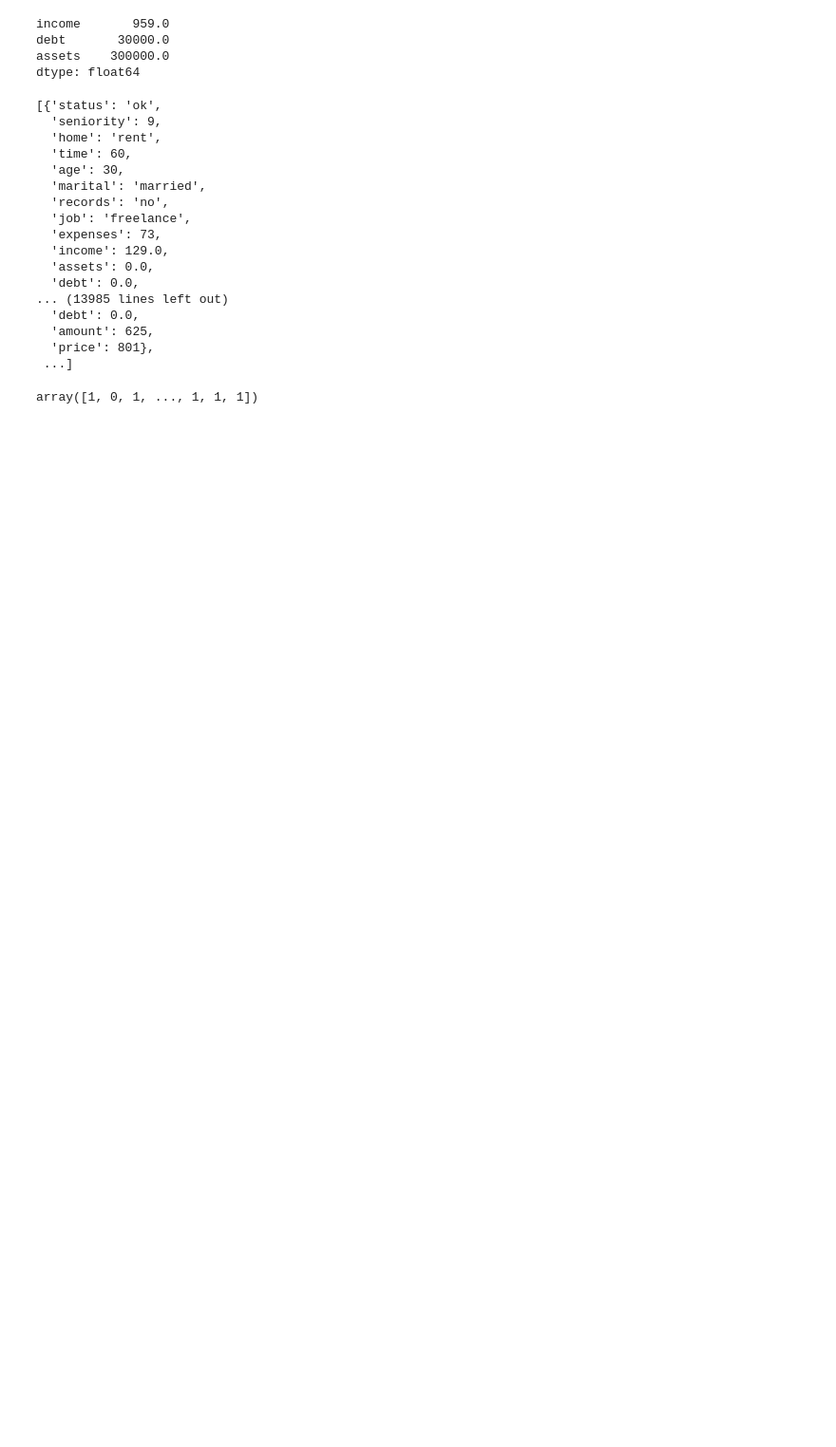
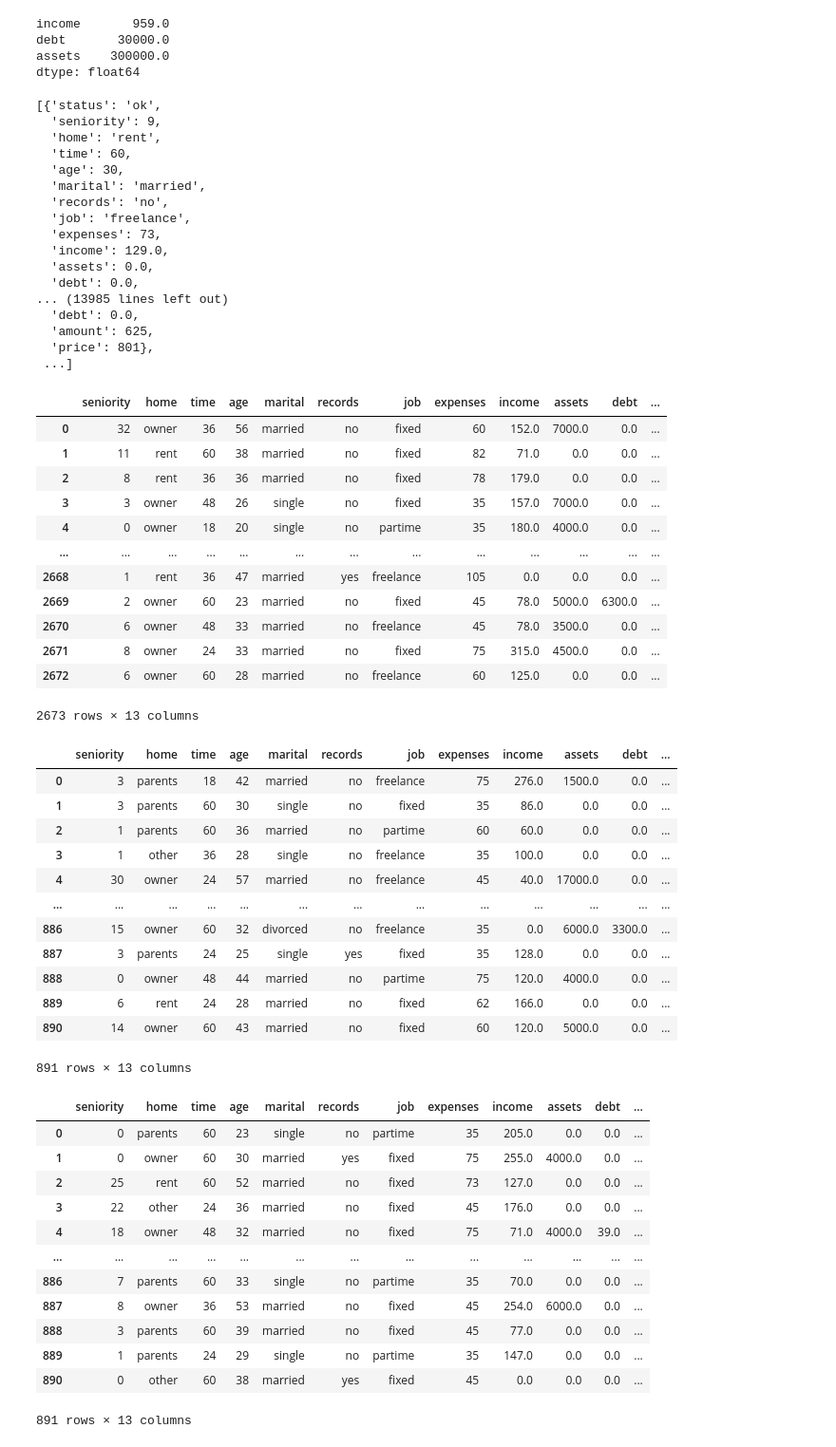
Before and after one commit to Benjamin-Ojo/ml_zoomcamp_code, a Jupyter notebook: chapter 6 - decision_tree/decision_tree-credit_score.ipynb, the cells around one changed output. Shown at 95% size. Saved outputs shown, nothing was run; the diff lists cells and outputs as text; code cells hidden in the pictures; blank space fills up the shorter version.

```diff
--- a/chapter 6 - decision_tree/decision_tree-credit_score.ipynb
+++ b/chapter 6 - decision_tree/decision_tree-credit_score.ipynb
@@ -193,27 +200,68 @@ credit_dict
 # %%
 # Splitting dataset.
 # Full_Train & Test Dataset.
 credit_train_full, credit_test = train_test_split(credit_score, test_size= 0.2, random_state = 10)
 
 # Train & Validation Dataset.
 credit_train, credit_val = train_test_split(credit_train_full, test_size = 0.25, random_state = 10)
 
 # Reset index values.
 credit_train_full = credit_train_full.reset_index(drop=True)
 credit_test = credit_test.reset_index(drop = True)
 credit_train = credit_train.reset_index(drop = True)
 credit_val = credit_val.reset_index(drop = True)
 
 # Extract Dependent feature.
 y_train = (credit_train['status']== 'ok').astype(int).values
 y_test = (credit_test['status'] == 'ok').astype(int).values
 y_val = (credit_val['status'] == 'ok').astype(int).values
 
 # Delete dependent columns from dataset.
 del credit_train['status']
 del credit_test['status']
 del credit_val['status']
 
-# Shw
+# Show all dataset.
+display(credit_train)
+display(credit_test)
+display(credit_val)
 # %% [output]
+|  | seniority | home | time | age | marital | records | job | expenses | income | assets | debt | ... |
+| 0 | 32 | owner | 36 | 56 | married | no | fixed | 60 | 152.0 | 7000.0 | 0.0 | ... |
+| 1 | 11 | rent | 60 | 38 | married | no | fixed | 82 | 71.0 | 0.0 | 0.0 | ... |
+| 2 | 8 | rent | 36 | 36 | married | no | fixed | 78 | 179.0 | 0.0 | 0.0 | ... |
+| 3 | 3 | owner | 48 | 26 | single | no | fixed | 35 | 157.0 | 7000.0 | 0.0 | ... |
+| 4 | 0 | owner | 18 | 20 | single | no | partime | 35 | 180.0 | 4000.0 | 0.0 | ... |
+| ... | ... | ... | ... | ... | ... | ... | ... | ... | ... | ... | ... | ... |
+| 2668 | 1 | rent | 36 | 47 | married | yes | freelance | 105 | 0.0 | 0.0 | 0.0 | ... |
+| 2669 | 2 | owner | 60 | 23 | married | no | fixed | 45 | 78.0 | 5000.0 | 6300.0 | ... |
+| 2670 | 6 | owner | 48 | 33 | married | no | freelance | 45 | 78.0 | 3500.0 | 0.0 | ... |
+| 2671 | 8 | owner | 24 | 33 | married | no | fixed | 75 | 315.0 | 4500.0 | 0.0 | ... |
+| 2672 | 6 | owner | 60 | 28 | married | no | freelance | 60 | 125.0 | 0.0 | 0.0 | ... |
-array([1, 0, 1, ..., 1, 1, 1])
+2673 rows × 13 columns
+|  | seniority | home | time | age | marital | records | job | expenses | income | assets | debt | ... |
+| 0 | 3 | parents | 18 | 42 | married | no | freelance | 75 | 276.0 | 1500.0 | 0.0 | ... |
+| 1 | 3 | parents | 60 | 30 | single | no | fixed | 35 | 86.0 | 0.0 | 0.0 | ... |
+| 2 | 1 | parents | 60 | 36 | married | no | partime | 60 | 60.0 | 0.0 | 0.0 | ... |
+| 3 | 1 | other | 36 | 28 | single | no | freelance | 35 | 100.0 | 0.0 | 0.0 | ... |
+| 4 | 30 | owner | 24 | 57 | married | no | freelance | 45 | 40.0 | 17000.0 | 0.0 | ... |
+| ... | ... | ... | ... | ... | ... | ... | ... | ... | ... | ... | ... | ... |
+| 886 | 15 | owner | 60 | 32 | divorced | no | freelance | 35 | 0.0 | 6000.0 | 3300.0 | ... |
+| 887 | 3 | parents | 24 | 25 | single | yes | fixed | 35 | 128.0 | 0.0 | 0.0 | ... |
+| 888 | 0 | owner | 48 | 44 | married | no | partime | 75 | 120.0 | 4000.0 | 0.0 | ... |
+| 889 | 6 | rent | 24 | 28 | married | no | fixed | 62 | 166.0 | 0.0 | 0.0 | ... |
+| 890 | 14 | owner | 60 | 43 | married | no | fixed | 60 | 120.0 | 5000.0 | 0.0 | ... |
+891 rows × 13 columns
+|  | seniority | home | time | age | marital | records | job | expenses | income | assets | debt | ... |
+| 0 | 0 | parents | 60 | 23 | single | no | partime | 35 | 205.0 | 0.0 | 0.0 | ... |
+| 1 | 0 | owner | 60 | 30 | married | yes | fixed | 75 | 255.0 | 4000.0 | 0.0 | ... |
+| 2 | 25 | rent | 60 | 52 | married | no | fixed | 73 | 127.0 | 0.0 | 0.0 | ... |
+| 3 | 22 | other | 24 | 36 | married | no | fixed | 45 | 176.0 | 0.0 | 0.0 | ... |
+| 4 | 18 | owner | 48 | 32 | married | no | fixed | 75 | 71.0 | 4000.0 | 39.0 | ... |
+| ... | ... | ... | ... | ... | ... | ... | ... | ... | ... | ... | ... | ... |
+| 886 | 7 | parents | 60 | 33 | single | no | partime | 35 | 70.0 | 0.0 | 0.0 | ... |
+| 887 | 8 | owner | 36 | 53 | married | no | fixed | 45 | 254.0 | 6000.0 | 0.0 | ... |
+| 888 | 3 | parents | 60 | 39 | married | no | fixed | 45 | 77.0 | 0.0 | 0.0 | ... |
+| 889 | 1 | parents | 24 | 29 | single | no | partime | 35 | 147.0 | 0.0 | 0.0 | ... |
+| 890 | 0 | other | 60 | 38 | married | yes | fixed | 45 | 0.0 | 0.0 | 0.0 | ... |
+891 rows × 13 columns
```
Also changed, not shown: parts of 3 cells of this notebook.
